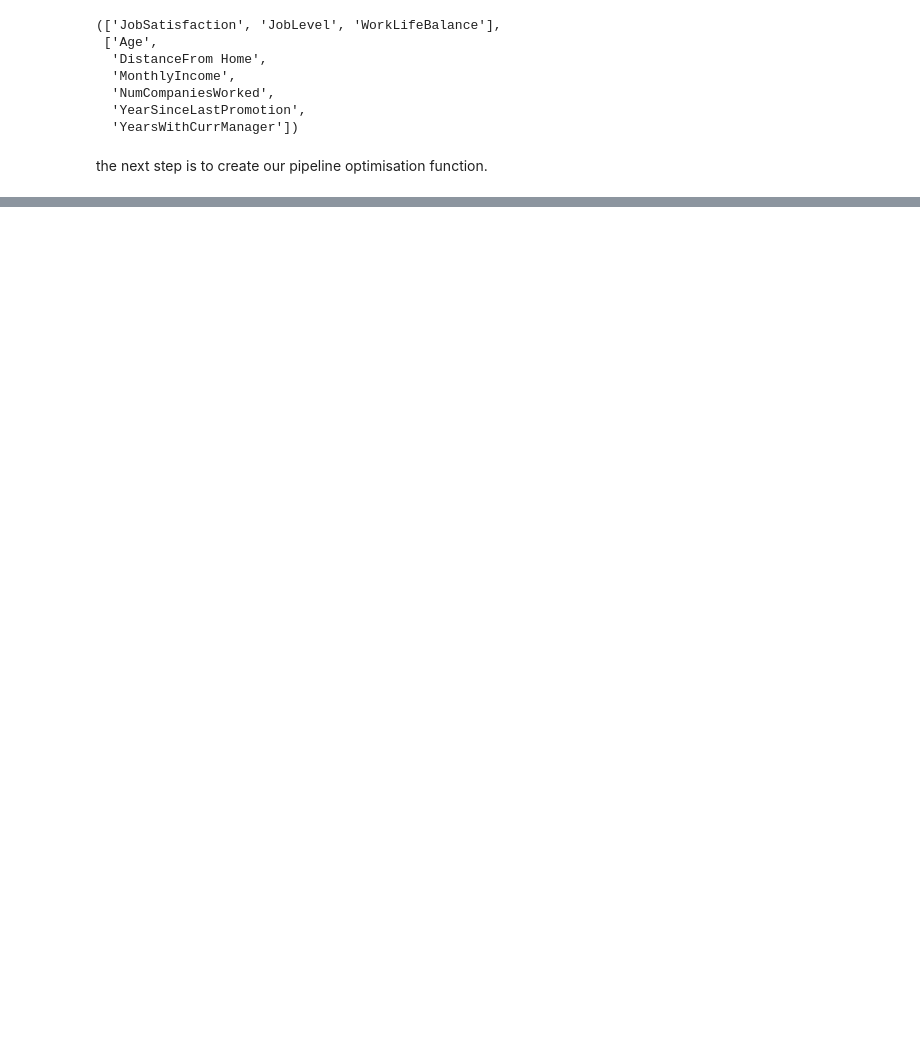
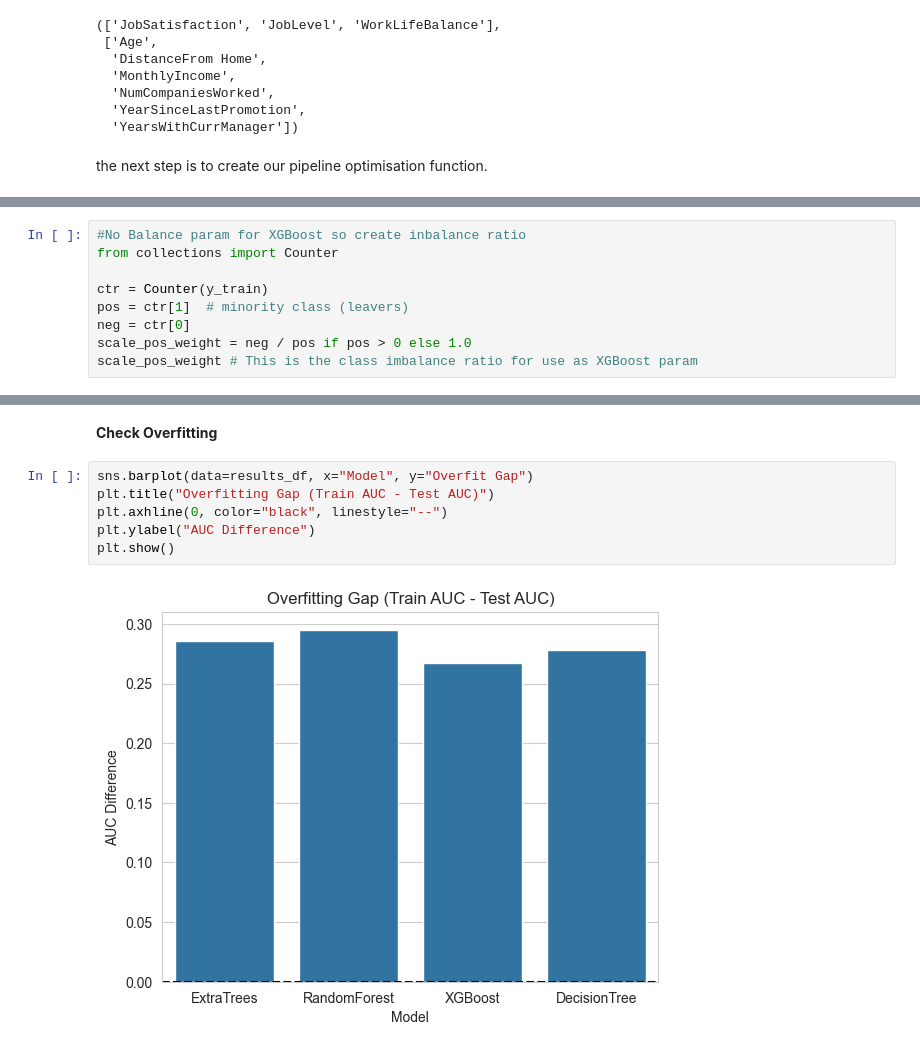
Before and after one commit to RanaAlaaTahon/employee-turnover-prediction, a Jupyter notebook: jupyter_notebooks/Modelling.ipynb, the cells around one changed output, grey strips where cells are left out. Drawn from its saved outputs; the diff is of its cells as text; blank space fills up the shorter version.

Commit message:
Completed first run with grid search, saved results to reports

```diff
--- a/jupyter_notebooks/Modelling.ipynb
+++ b/jupyter_notebooks/Modelling.ipynb
@@ -387,0 +404,9 @@ models = {
+# %%
+#No Balance param for XGBoost so create inbalance ratio
+from collections import Counter
+
+ctr = Counter(y_train)
+pos = ctr[1]  # minority class (leavers)
+neg = ctr[0]
+scale_pos_weight = neg / pos if pos > 0 else 1.0
+scale_pos_weight # This is the class imbalance ratio for use as XGBoost param
@@ -387,0 +539,10 @@ models = {
+# %% [markdown]
+**Check Overfitting**
+# %%
+sns.barplot(data=results_df, x="Model", y="Overfit Gap")
+plt.title("Overfitting Gap (Train AUC - Test AUC)")
+plt.axhline(0, color="black", linestyle="--")
+plt.ylabel("AUC Difference")
+plt.show()
+# %% [output]
+[figure, added]
```
Also changed, not shown: parts of 34 cells of this notebook, 1 other file.
